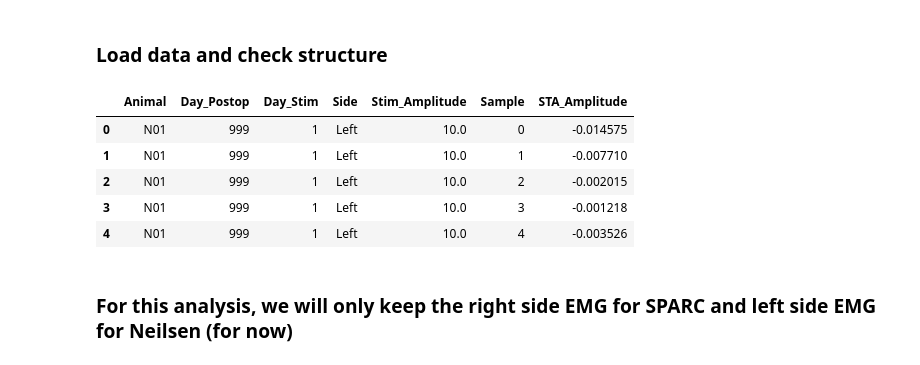
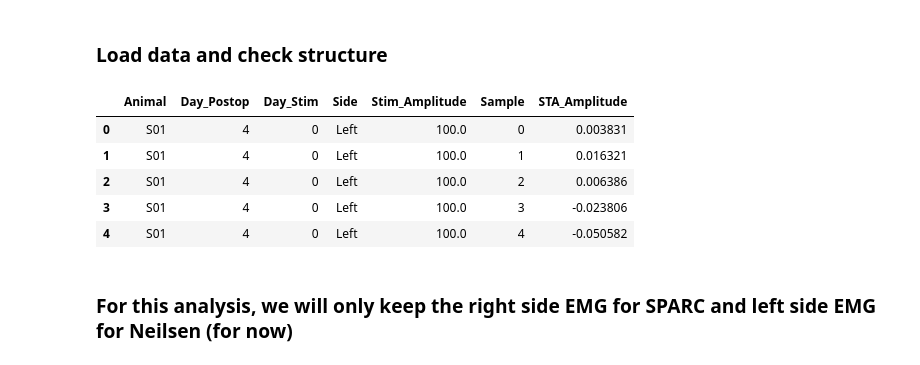
Before and after one commit to IanGMalone/Evoked_Potential_Analysis, a Jupyter notebook: Motor Evoked Potential Analyses.ipynb, the cells around one changed output. Drawn from its saved outputs; the diff is of its cells as text; code cells hidden in the pictures.

```diff
--- a/Motor Evoked Potential Analyses.ipynb
+++ b/Motor Evoked Potential Analyses.ipynb
@@ -6,18 +6,18 @@
 # %%
 import pandas as pd
 
-project = 'NEIL'
-path = 'D:\\Data\\df_STA_%s_2021_01_14.csv' % project
+project = 'SPARC'
+path = 'D:\\Dataframe_CSVs\\df_STA_SPARC_2021_01_22.csv'
 
 df_sta = pd.read_csv(path)
 df_sta.head()
 # %% [output]
 |  | Animal | Day_Postop | Day_Stim | Side | Stim_Amplitude | Sample | STA_Amplitude |
-| 0 | N01 | 999 | 1 | Left | 10.0 | 0 | -0.014575 |
-| 1 | N01 | 999 | 1 | Left | 10.0 | 1 | -0.007710 |
-| 2 | N01 | 999 | 1 | Left | 10.0 | 2 | -0.002015 |
-| 3 | N01 | 999 | 1 | Left | 10.0 | 3 | -0.001218 |
-| 4 | N01 | 999 | 1 | Left | 10.0 | 4 | -0.003526 |
+| 0 | S01 | 4 | 0 | Left | 100.0 | 0 | 0.003831 |
+| 1 | S01 | 4 | 0 | Left | 100.0 | 1 | 0.016321 |
+| 2 | S01 | 4 | 0 | Left | 100.0 | 2 | 0.006386 |
+| 3 | S01 | 4 | 0 | Left | 100.0 | 3 | -0.023806 |
+| 4 | S01 | 4 | 0 | Left | 100.0 | 4 | -0.050582 |
 # %% [markdown]
 ### For this analysis, we will only keep the right side EMG for SPARC and left side EMG for Neilsen (for now)
 # %%
```
Also changed, not shown: parts of 23 cells of this notebook, 1 other file.
